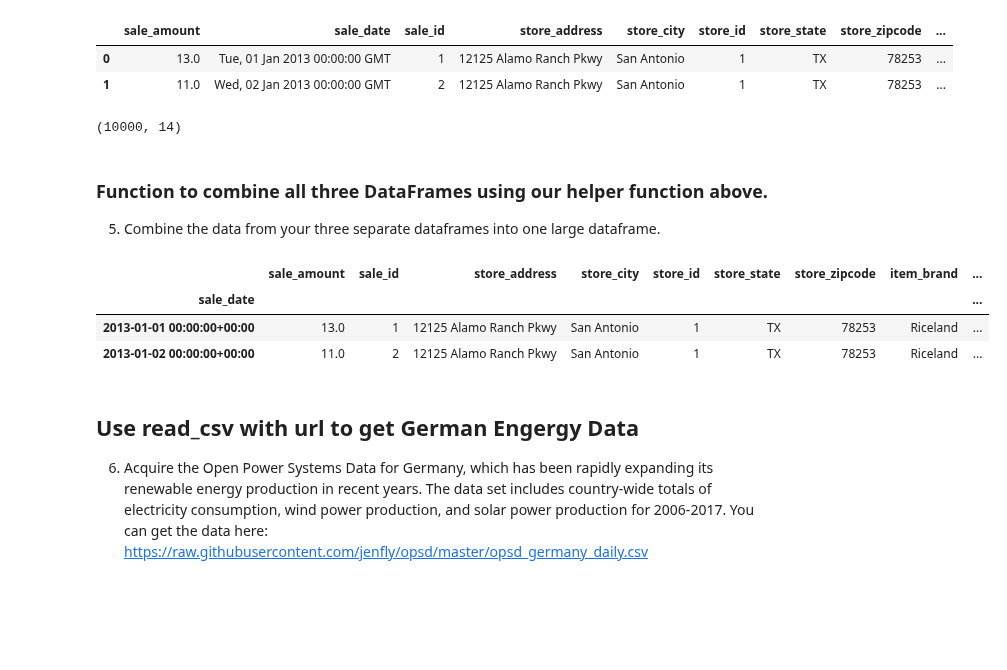
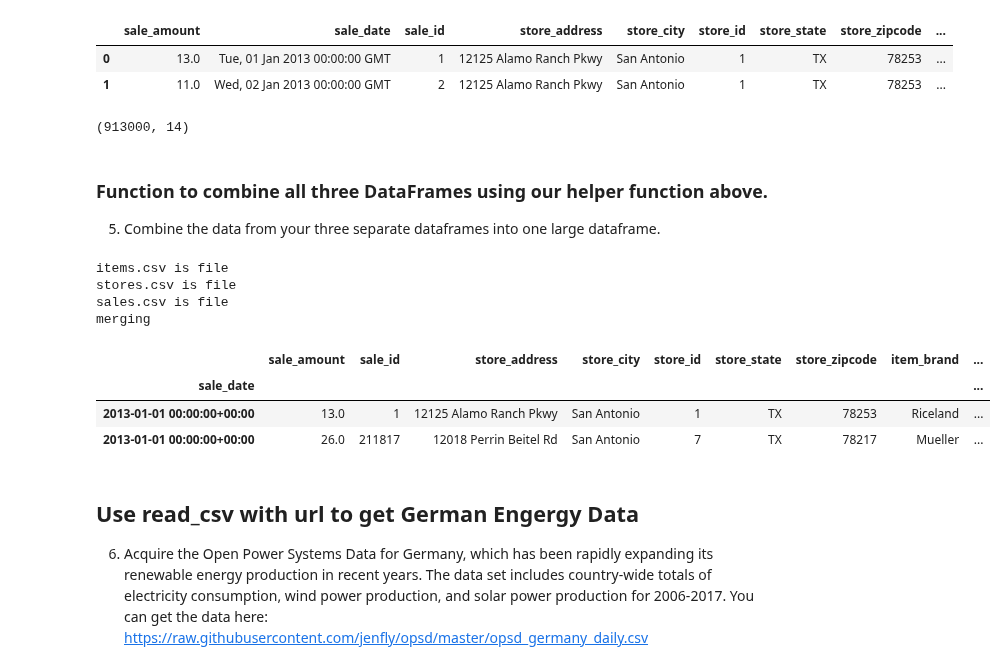
Before and after one commit to faithkane3/ds-methodologies-exercises, a Jupyter notebook: time_series/aquire_walkthrough.ipynb, the cells around one changed output. Cells and saved outputs as stored; diff of their text form; code cells hidden in the pictures; blank space fills up the shorter version.

```diff
--- a/time_series/aquire_walkthrough.ipynb
+++ b/time_series/aquire_walkthrough.ipynb
@@ -206,0 +196,5 @@ True
+# %%
+api_url = base_url + '/api/v1/'
+response = requests.get(api_url + 'stores')
+data = response.json()
+data['payload']['max_page']
@@ -219,22 +215,20 @@ def get_df(name):
     response = requests.get(api_url + name)
     data = response.json()
 
-    # create first DataFrame
-    df = pd.DataFrame(data['payload'][name])
+    # create list from 1st page
+    my_list = data['payload'][name]
 
-    # loop through the pages of items
-    if data['payload']['next_page'] != None:
+    # loop through the pages and add to list
+    while data['payload']['next_page'] != None:
         response = requests.get(base_url + data['payload']['next_page'])
         data = response.json()
+        my_list.extend(data['payload'][name])
 
-        # create next DataFrame
-        df2 = pd.DataFrame(data['payload'][name])
+    # Create DataFrame from list
+    df = pd.DataFrame(my_list)
 
-        # concat new DataFrame to old DataFrame
-        df = pd.concat([df, df2]).reset_index(drop=True)
-        df.to_csv(name + '.csv')
-    else:
-        df.to_csv(name + '.csv')
+    # Write DataFrame to csv file for future use
+    df.to_csv(name + '.csv')
     return df
 # %%
 items_df = get_df('items')
@@ -289,7 +283,7 @@ df.head(2)
 # %%
 df.shape
 # %% [output]
-(10000, 14)
+(913000, 14)
 # %% [markdown]
 ### Function to combine all three DataFrames using our helper function above.
 
@@ -298,36 +292,52 @@ df.shape
 # Create a function that checks for a csv, and if one doesn't exist it creates one
 # The function should also create one large df using all three df
 
-def big_df():
+def get_store_data():
     """
     This function checks for csv files
     for items, sales, and stores, and
     if there are none, it creates them
     and merges them into one df
     """
+    if os.path.isfile('big_df.csv'):
+        df = pd.read_csv('big_df.csv', parse_date=True, index_col=0)
+        return df
+        break
     if os.path.isfile('items.csv'):
+        print('items.csv is file')
         items_df = pd.read_csv('items.csv', index_col=0)
     else:
+        print('making new items.csv')
         items_df = get_df('items')
     if os.path.isfile('stores.csv'):
+        print('stores.csv is file')
         stores_df = pd.read_csv('stores.csv', index_col=0)
     else:
+        print('making new stores.csv')
         stores_df = get_df('stores')
     if os.path.isfile('sales.csv'):
+        print('sales.csv is file')
         sales_df = pd.read_csv('sales.csv', index_col=0)
     else:
+        print('making new sales.csv')
         sales_df = get_df('sales')
 
+    print('merging')
     df = pd.merge(sales_df, stores_df, left_on='store', right_on='store_id').drop(columns={'store'})
     df = pd.merge(df, items_df, left_on='item', right_on='item_id').drop(columns={'item'})
     df['sale_date'] = pd.to_datetime(df.sale_date)
-    df = df.set_index('sale_date')
+    df = df.set_index('sale_date').sort_index()
+    df.to_csv('big_df.csv')
     return df
 # %%
-df = big_df()
+df = get_store_data()
 df.head(2)
 # %% [output]
+items.csv is file
+stores.csv is file
+sales.csv is file
+merging
 |  | sale_amount | sale_id | store_address | store_city | store_id | store_state | store_zipcode | item_brand | ... |
 | sale_date |  |  |  |  |  |  |  |  | ... |
 | 2013-01-01 00:00:00+00:00 | 13.0 | 1 | 12125 Alamo Ranch Pkwy | San Antonio | 1 | TX | 78253 | Riceland | ... |
-| 2013-01-02 00:00:00+00:00 | 11.0 | 2 | 12125 Alamo Ranch Pkwy | San Antonio | 1 | TX | 78253 | Riceland | ... |
+| 2013-01-01 00:00:00+00:00 | 26.0 | 211817 | 12018 Perrin Beitel Rd | San Antonio | 7 | TX | 78217 | Mueller | ... |
```
Also changed, not shown: parts of 22 cells of this notebook, 5 other files.
